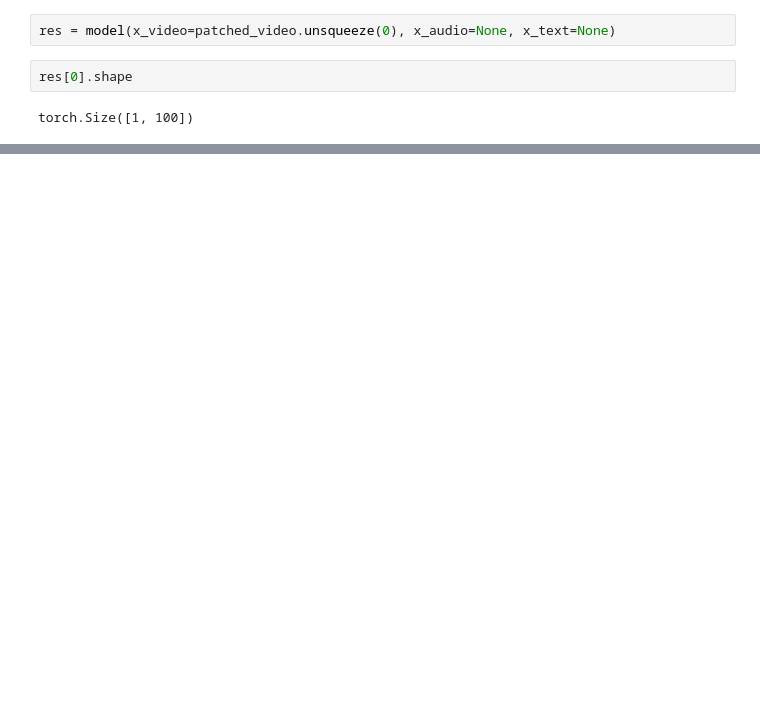
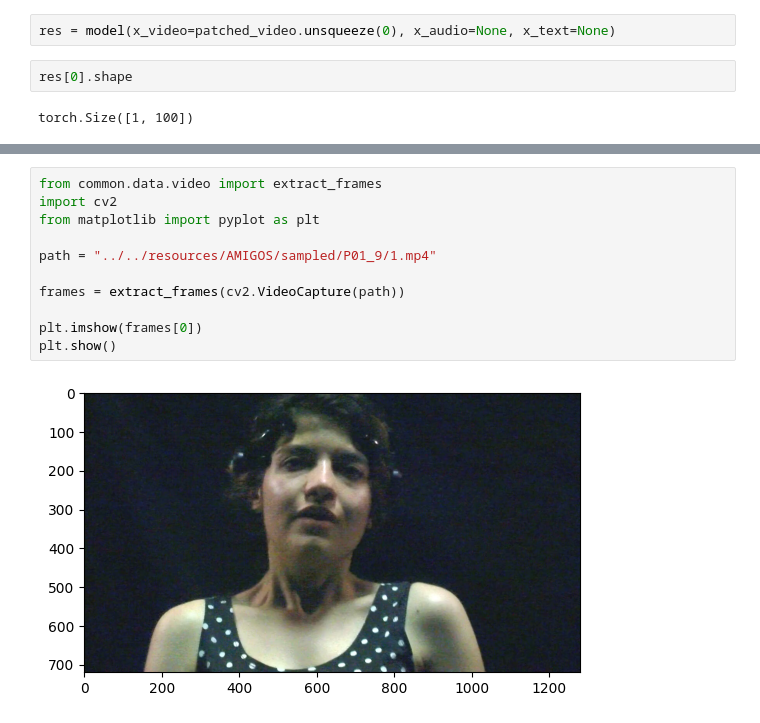
Before and after one commit to Ubriacopo/progetto-tesi, a Jupyter notebook: models/VATE/playground.ipynb, the cells around one changed output, grey strips where cells are left out. Cells and saved outputs as stored; diff of their text form; blank space fills up the shorter version.

```diff
--- a/models/VATE/playground.ipynb
+++ b/models/VATE/playground.ipynb
@@ -50,0 +52,13 @@ torch.Size([1, 100])
+# %%
+from common.data.video import extract_frames
+import cv2
+from matplotlib import pyplot as plt
+
+path = "../../resources/AMIGOS/sampled/P01_9/1.mp4"
+
+frames = extract_frames(cv2.VideoCapture(path))
+
+plt.imshow(frames[0])
+plt.show()
+# %% [output]
+[figure, added]
```
Also changed, not shown: parts of 7 cells of this notebook, 7 other files.
